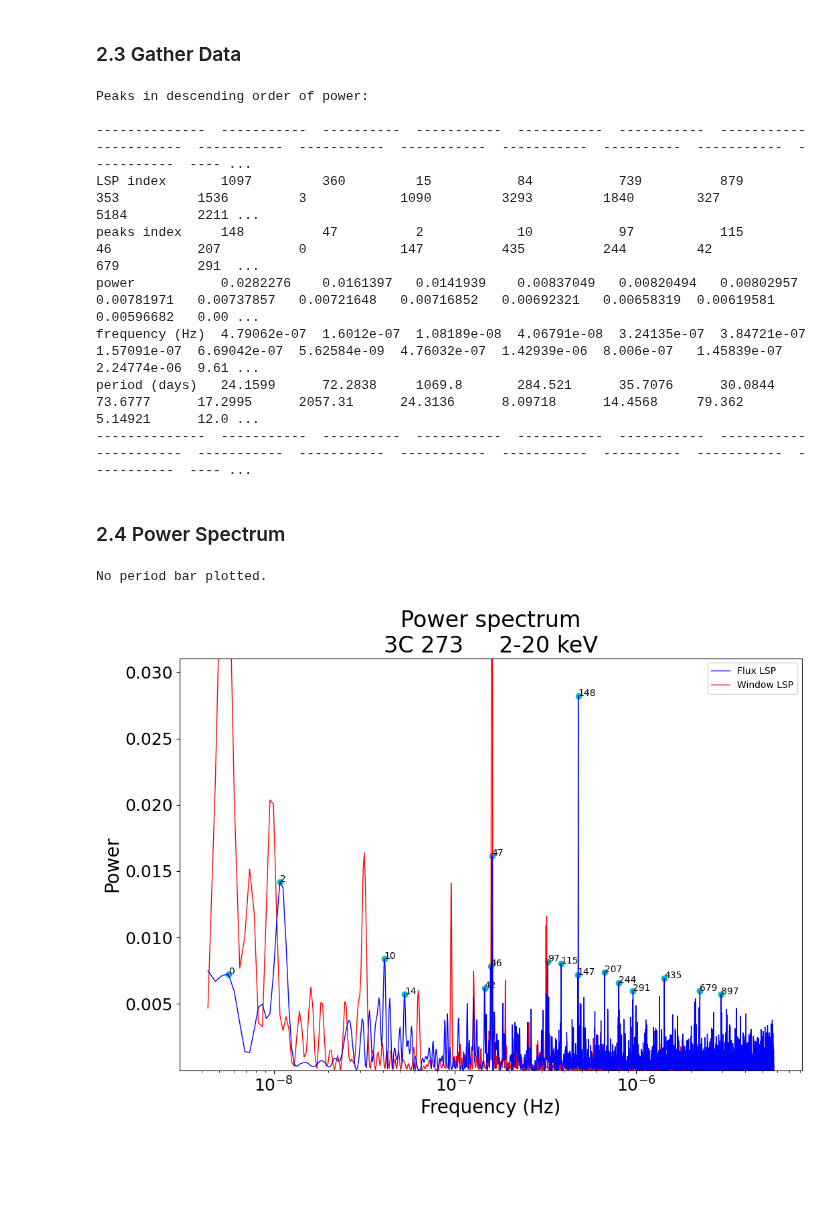
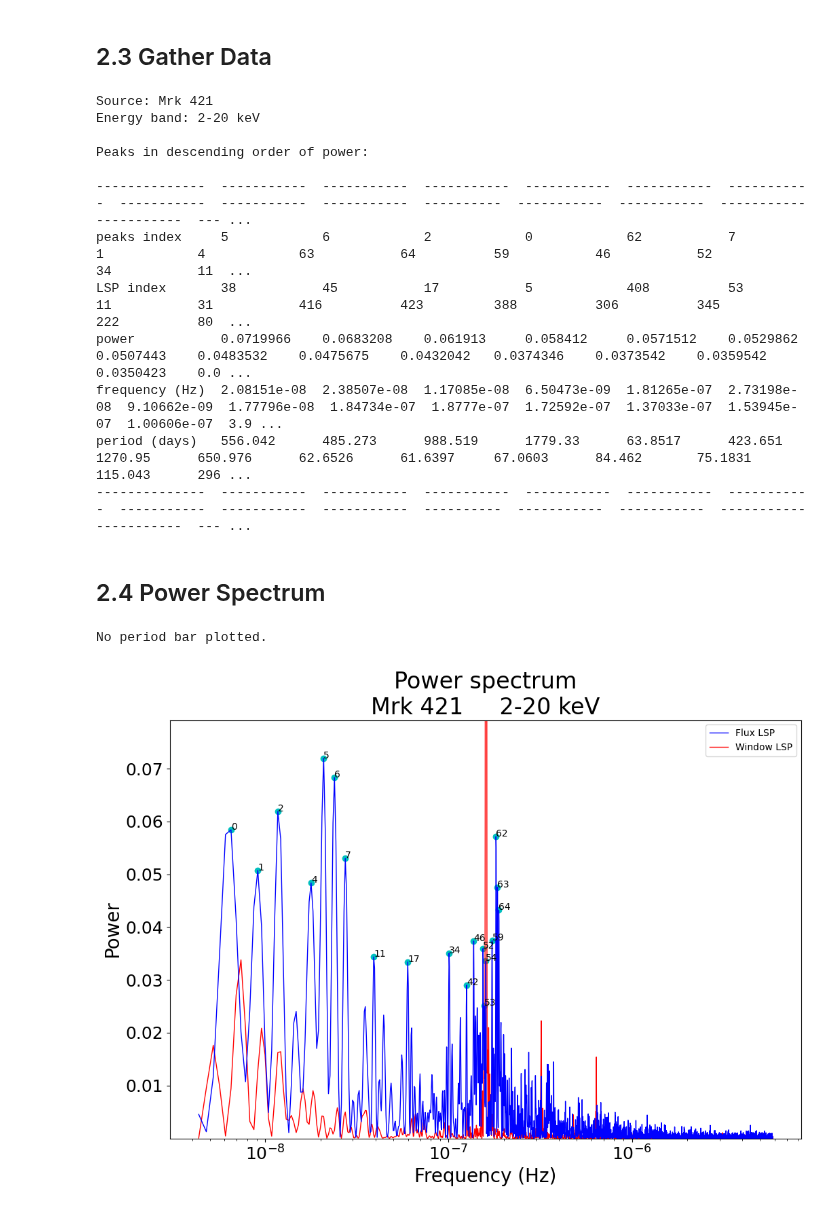
Before and after one commit to Beauremontt/AGN-Flux-Timing-Analysis, a Jupyter notebook: AGNFluxTimingAnalysis.ipynb, the cells around one changed output. Cells and saved outputs as stored; diff of their text form; code cells hidden in the pictures; blank space fills up the shorter version.

Commit message:
Fixed verbose table headers; changed default lsp_ylim for different lsp_yscale; slightly changed plot titles

```diff
--- a/AGNFluxTimingAnalysis.ipynb
+++ b/AGNFluxTimingAnalysis.ipynb
@@ -45,13 +43,13 @@ def display_data(prefix):
 # @title  { form-width: "40%" }
 
 # url of the flux data
-url = "http://maxi.riken.jp/star_data/J1229+020/J1229+020_g_lc_1day_all.dat" # @param {type:"string"}
+url = "http://maxi.riken.jp/star_data/J1104+382/J1104+382_g_lc_1day_all.dat" # @param {type:"string"}
 
 # filename if you choose not to pull from url
 filename = "" # @param {type:"string"}
 
 # name of the AGN to display on plots
-flux_source = "3C 273"  # @param {type:"string"}
+flux_source = "Mrk 421"  # @param {type:"string"}
 
 # which energy range to use; value is ordinal and depends on the archive
   # MAXI includes four different bands in each data file: 2-20, 2-4, 4-10, and 10-20 keV
@@ -212,5 +210,5 @@ Mean Spacing = 2.016968325791855 days
 # %% [markdown]
-### 2.3 Gather Data
+## 2.3 Gather Data
 # %%
 # @title  { form-width: "25%" }
 
@@ -225,6 +223,7 @@ nyquist_factor = 2 # @param {type:"number"}
   # this is the lengthiest process and should be left off
 verbose_table = False # @param {type:"boolean"}
 
+print("Source:", flux_source, "\nEnergy band:", band_label)
 
 
 # data for the periodogram
@@ -240,8 +239,9 @@ lsp_data = [np.array(indices), power, frequency, period]  # combine arrays
 # print full frequency-ordered table
 if verbose_table == True:
   data_str = [array.astype(str) for array in lsp_data]  # convert data to string
-  formatted_data = np.insert(data_str, 0, ["LSP index", "power", "period (days)", "frequency (Hz)"], 1)  # insert headers
-  print("Data as seen in power spectrum:\n", tabulate(formatted_data, numalign='left'), "\n")  # print as table
+  formatted_data = np.insert(data_str, 0, ["LSP index", "power", "frequency (Hz)", "period (days)"], 1)  # insert headers
+  print("\nData as seen in power spectrum:\n")
+  print(tabulate(formatted_data, numalign='left'), "\n")  # print as table
 
 
 # find intervals of each peak
@@ -274,24 +274,27 @@ sorted_formatted_data = np.insert(sorted_data_str, 0, ["LSP index", "power", "fr
 sorted_peaks = [np.where(peaks == sorted_data[0][i])[0][0] for i in range(len(sorted_data[0]))]
 row_peak_num = ["peaks index"] + sorted_peaks  # create another row with a header
 
-# insert new row of peaks into second place
-sorted_formatted_data = np.vstack([sorted_formatted_data[:1], row_peak_num, sorted_formatted_data[1:]])
+# insert new row of peaks into first place
+sorted_formatted_data = np.vstack([row_peak_num, sorted_formatted_data])
 
 # print table
 print("\nPeaks in descending order of power:\n")
 print(tabulate(sorted_formatted_data, numalign='left'))
 # %% [output]
+Source: Mrk 421
+Energy band: 2-20 keV
+
 Peaks in descending order of power:
 
---------------  -----------  ----------  -----------  -----------  -----------  -----------  -----------  -----------  -----------  -----------  -----------  ----------  -----------  -----------  ---- ...
-LSP index       1097         360         15           84           739          879          353          1536         3            1090         3293         1840        327          5184         2211 ...
-peaks index     148          47          2            10           97           115          46           207          0            147          435          244         42           679          291  ...
-power           0.0282276    0.0161397   0.0141939    0.00837049   0.00820494   0.00802957   0.00781971   0.00737857   0.00721648   0.00716852   0.00692321   0.00658319  0.00619581   0.00596682   0.00 ...
-frequency (Hz)  4.79062e-07  1.6012e-07  1.08189e-08  4.06791e-08  3.24135e-07  3.84721e-07  1.57091e-07  6.69042e-07  5.62584e-09  4.76032e-07  1.42939e-06  8.006e-07   1.45839e-07  2.24774e-06  9.61 ...
-period (days)   24.1599      72.2838     1069.8       284.521      35.7076      30.0844      73.6777      17.2995      2057.31      24.3136      8.09718      14.4568     79.362       5.14921      12.0 ...
---------------  -----------  ----------  -----------  -----------  -----------  -----------  -----------  -----------  -----------  -----------  -----------  ----------  -----------  -----------  ---- ...
+--------------  -----------  -----------  -----------  -----------  -----------  -----------  -----------  -----------  -----------  ----------  -----------  -----------  -----------  -----------  --- ...
+peaks index     5            6            2            0            62           7            1            4            63           64          59           46           52           34           11  ...
+LSP index       38           45           17           5            408          53           11           31           416          423         388          306          345          222          80  ...
+power           0.0719966    0.0683208    0.061913     0.058412     0.0571512    0.0529862    0.0507443    0.0483532    0.0475675    0.0432042   0.0374346    0.0373542    0.0359542    0.0350423    0.0 ...
+frequency (Hz)  2.08151e-08  2.38507e-08  1.17085e-08  6.50473e-09  1.81265e-07  2.73198e-08  9.10662e-09  1.77796e-08  1.84734e-07  1.8777e-07  1.72592e-07  1.37033e-07  1.53945e-07  1.00606e-07  3.9 ...
+period (days)   556.042      485.273      988.519      1779.33      63.8517      423.651      1270.95      650.976      62.6526      61.6397     67.0603      84.462       75.1831      115.043      296 ...
+--------------  -----------  -----------  -----------  -----------  -----------  -----------  -----------  -----------  -----------  ----------  -----------  -----------  -----------  -----------  --- ...
 # %% [markdown]
-### 2.4 Power Spectrum
+## 2.4 Power Spectrum
 # %%
 # @title  { form-width: "25%" }
 
@@ -303,7 +306,7 @@ day_bar = None # @param {type:"raw"}
 label_peaks = True # @param {type:"boolean"}
 
 # scaling of the power axis on the power spectrum: either log or linear
-lsp_yscale = "linear" # @param {type:"string"}
+lsp_yscale = "linear" # @param ["linear", "log"]
 
 # whether to limit yscale to power min and slightly over power max
 default_ylim = True # @param {type:"boolean"}
@@ -334,34 +337,37 @@ else: print("No period bar plotted.\n")
 if label_peaks == True:
   high_peaks = sorted_peaks[:round(0.01*len(peaks))]  # pick out peaks indices of top 1% of peaks
   idx_high = peaks[high_peaks]  # peaks indices to LSP indices
   plt.scatter(frequency[idx_high], power[idx_high], color='c')  # places green dots on graph
   for i in range(len(idx_high)):  # label green dots with peaks index
     plt.text(frequency[idx_high[i]], power[idx_high[i]], str(high_peaks[i]))
 
 
 # plot labels
 plt.title(f'Power spectrum\n{flux_source}     {band_label}', fontsize=24)
 plt.xlabel("Frequency (Hz)", fontsize=20)
 plt.ylabel('Power', fontsize=20)
 plt.tick_params(labelsize=18)
 plt.legend()
 
 # scaling of plot
 plt.xscale('log')
 plt.yscale(lsp_yscale)
 
 # limits of plot
   # give limits in the form "(lower, upper)", or leave blank
 lsp_ylim = None  # @param {type:"raw"}
-if default_ylim == True: lsp_ylim = (min(power), 1.1*max(power))
+if default_ylim == True:
+  lsp_ylim = (min(power), 1.1*max(power))
+  if lsp_yscale == 'log':
+    lsp_ylim = (min(power), 3*max(power))
 if lsp_ylim != None: plt.ylim(lsp_ylim)
 
-lsp_xlim =    None  # @param {type:"raw"}
+lsp_xlim = None  # @param {type:"raw"}
 if lsp_xlim != None: plt.xlim(lsp_xlim)
 
 
 plt.show()
 # %% [output]
 No period bar plotted.
-[figure, old version]
+[figure, new version]
 # %% [markdown]
```
Also changed, not shown: parts of 14 cells of this notebook.
